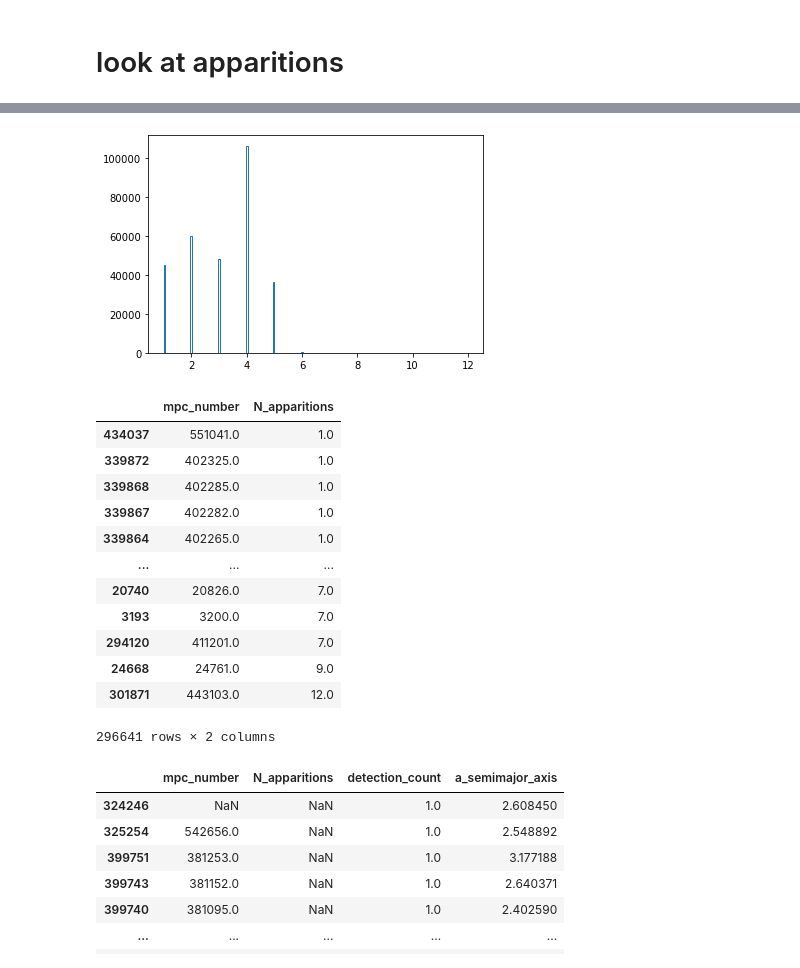
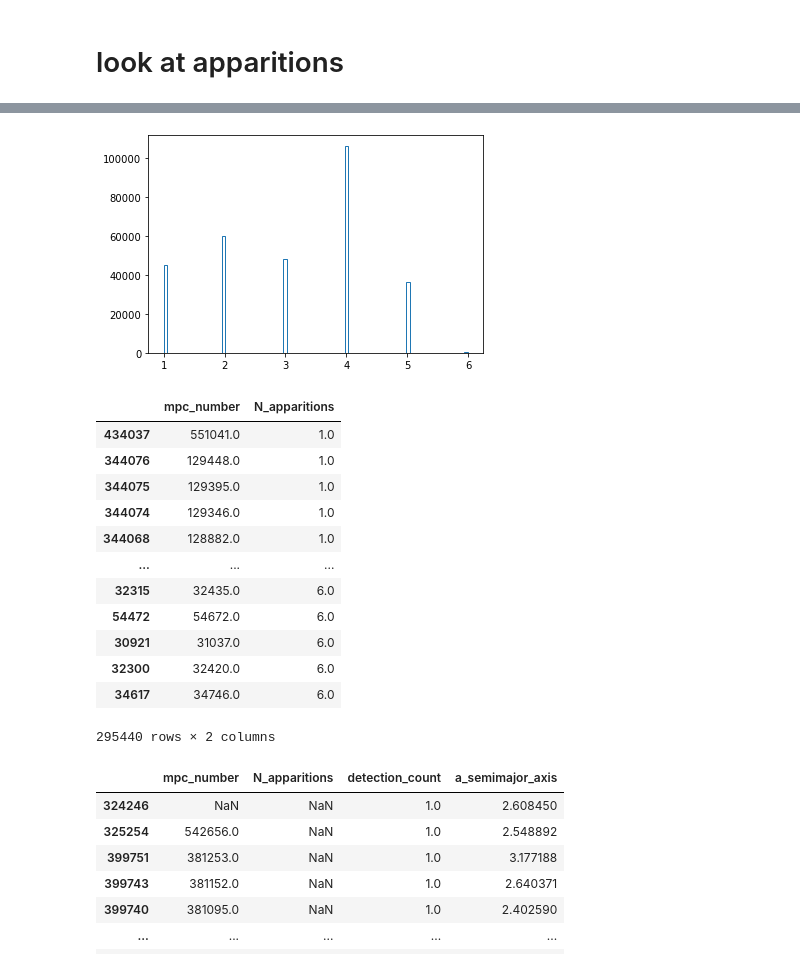
Before and after one commit to jrob93/atlas-phase-curves, a Jupyter notebook: atlas-phase-curves/results_analysis/fit_db_analysis/compare_new_data.ipynb, the cells around one changed output, grey strips where cells are left out. Saved outputs shown, nothing was run; the diff lists cells and outputs as text; code cells hidden in the pictures.

```diff
--- a/atlas-phase-curves/results_analysis/fit_db_analysis/compare_new_data.ipynb
+++ b/atlas-phase-curves/results_analysis/fit_db_analysis/compare_new_data.ipynb
@@ -58,0 +108,17 @@ df2
+# %%
+# use only good objects:
+
+good_mask_B89_o_1 = ((df1["phase_curve_N_fit_B89_o"]>=100) &
+                      (df1["phase_curve_N_alpha_low_B89_o"]>0) &
+                     (df1["phase_curve_G_err_B89_o"]<=0.2) &
+                 (df1["phase_curve_H_err_B89_o"]<=0.05))
+
+good_mask_B89_o_2 = ((df2["phase_curve_N_fit_B89_o"]>=100) &
+                      (df2["phase_curve_N_alpha_low_B89_o"]>0) &
+                     (df2["phase_curve_G_err_B89_o"]<=0.2) &
+                 (df2["phase_curve_H_err_B89_o"]<=0.05))
+
+df1 = df1[good_mask_B89_o_1]
+df2 = df2[good_mask_B89_o_2]
+
+print(len(df1),len(df2))
@@ -281,3 +371,7 @@ The second run which has more data actually has fewer acceptable fits after cuts
 # %% [markdown]
 # look at apparitions
+# %%
+# cut by q<1.3 (NEO) where our simple apparition counter breaks down
+df1["q"] = df1["a_semimajor_axis"]*(1.0 - df1["e_eccentricity"])
+df2["q"] = df2["a_semimajor_axis"]*(1.0 - df2["e_eccentricity"])
 # %%
@@ -289,25 +382,25 @@ x = plt.hist(df1["N_apparitions"][(~np.isnan(df1["N_apparitions"])) &
 # %%
 x = plt.hist(df1["N_apparitions"][(~np.isnan(df1["N_apparitions"])) &
-                                   (df1["a_semimajor_axis"]>1.0)], bins = "auto", histtype = "step")
+                                   (df1["q"]>1.3)], bins = "auto", histtype = "step")
 # %% [output]
-[figure, old version]
+[figure, new version]
 # %%
 df1[["mpc_number","N_apparitions"]][(~np.isnan(df1["N_apparitions"])) &
-                                   (df1["a_semimajor_axis"]>1.0)].sort_values("N_apparitions")
+                                   (df1["q"]>1.3)].sort_values("N_apparitions")
 # %% [output]
 |  | mpc_number | N_apparitions |
 | 434037 | 551041.0 | 1.0 |
-| 339872 | 402325.0 | 1.0 |
-| 339868 | 402285.0 | 1.0 |
-| 339867 | 402282.0 | 1.0 |
-| 339864 | 402265.0 | 1.0 |
+| 344076 | 129448.0 | 1.0 |
+| 344075 | 129395.0 | 1.0 |
+| 344074 | 129346.0 | 1.0 |
+| 344068 | 128882.0 | 1.0 |
 | ... | ... | ... |
-| 20740 | 20826.0 | 7.0 |
-| 3193 | 3200.0 | 7.0 |
-| 294120 | 411201.0 | 7.0 |
-| 24668 | 24761.0 | 9.0 |
-| 301871 | 443103.0 | 12.0 |
+| 32315 | 32435.0 | 6.0 |
+| 54472 | 54672.0 | 6.0 |
+| 30921 | 31037.0 | 6.0 |
+| 32300 | 32420.0 | 6.0 |
+| 34617 | 34746.0 | 6.0 |
-296641 rows × 2 columns
+295440 rows × 2 columns
 # %%
 df1[["mpc_number","N_apparitions","detection_count","a_semimajor_axis"]][np.isnan(df1["N_apparitions"])].sort_values("detection_count")
 # %% [output]
```
Also changed, not shown: parts of 33 cells of this notebook, 8 other files.
